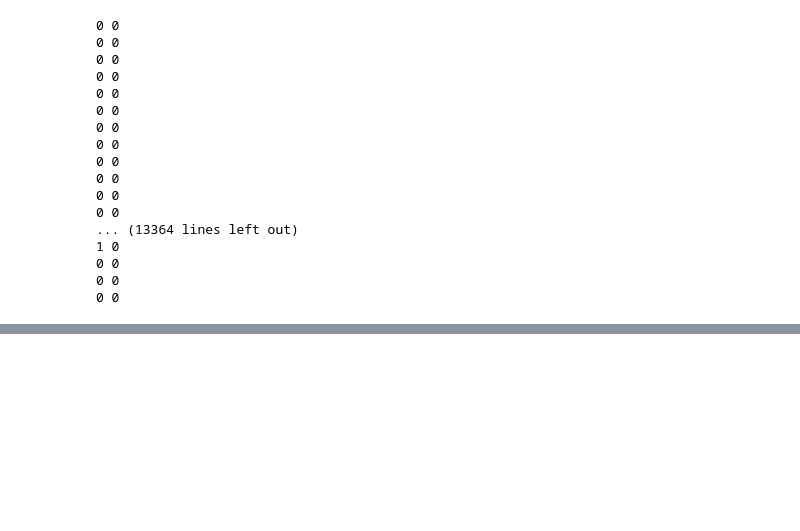
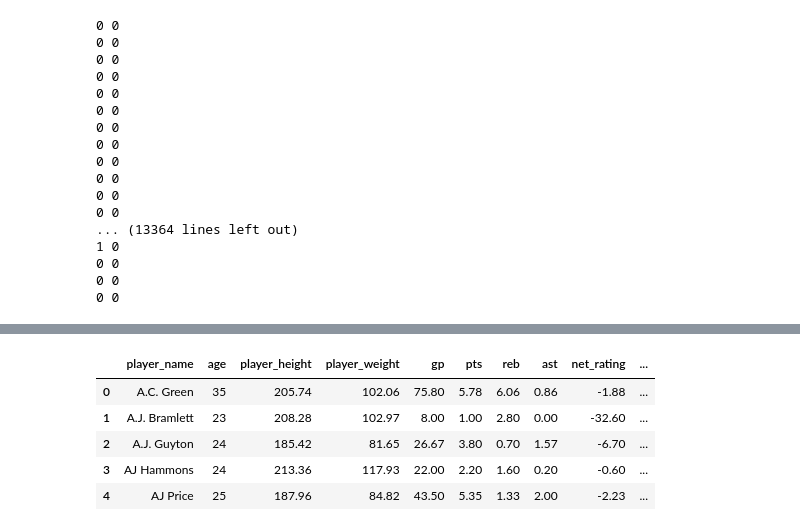
Before and after one commit to sc303030/NBA, a Jupyter notebook: nba_retirement_predict/three.ipynb, the cells around one changed output, grey strips where cells are left out. Saved outputs shown, nothing was run; the diff lists cells and outputs as text; code cells hidden in the pictures; blank space fills up the shorter version.

```diff
--- a/nba_retirement_predict/three.ipynb
+++ b/nba_retirement_predict/three.ipynb
@@ -227,0 +221,22 @@ display(df_sum)
+# %%
+import math
+# 평균을 구하고 모두 소수 2번쨰까지만 살리기
+nba_all_group = nba_all.groupby('player_name',as_index=False).mean()
+for i in range(nba_all_group.shape[0]):
+    for i2 in range(len(list(nba_all_group.columns))):
+        if i2 == 0:
+            continue
+        elif i2 == 1:
+            nba_all_group.iloc[i,i2] =  nba_all_group.iloc[i,i2].astype('int64')
+        else:
+            nba_all_group.iloc[i,i2] = round(nba_all_group.iloc[i,i2],2)
+
+nba_all_group['age'] = nba_all_group['age'].astype('int64')
+nba_all_group.head()
+# %% [output]
+|  | player_name | age | player_height | player_weight | gp | pts | reb | ast | net_rating | ... |
+| 0 | A.C. Green | 35 | 205.74 | 102.06 | 75.80 | 5.78 | 6.06 | 0.86 | -1.88 | ... |
+| 1 | A.J. Bramlett | 23 | 208.28 | 102.97 | 8.00 | 1.00 | 2.80 | 0.00 | -32.60 | ... |
+| 2 | A.J. Guyton | 24 | 185.42 | 81.65 | 26.67 | 3.80 | 0.70 | 1.57 | -6.70 | ... |
+| 3 | AJ Hammons | 24 | 213.36 | 117.93 | 22.00 | 2.20 | 1.60 | 0.20 | -0.60 | ... |
+| 4 | AJ Price | 25 | 187.96 | 84.82 | 43.50 | 5.35 | 1.33 | 2.00 | -2.23 | ... |
```
Also changed, not shown: parts of 16 cells of this notebook, 5 other files.
